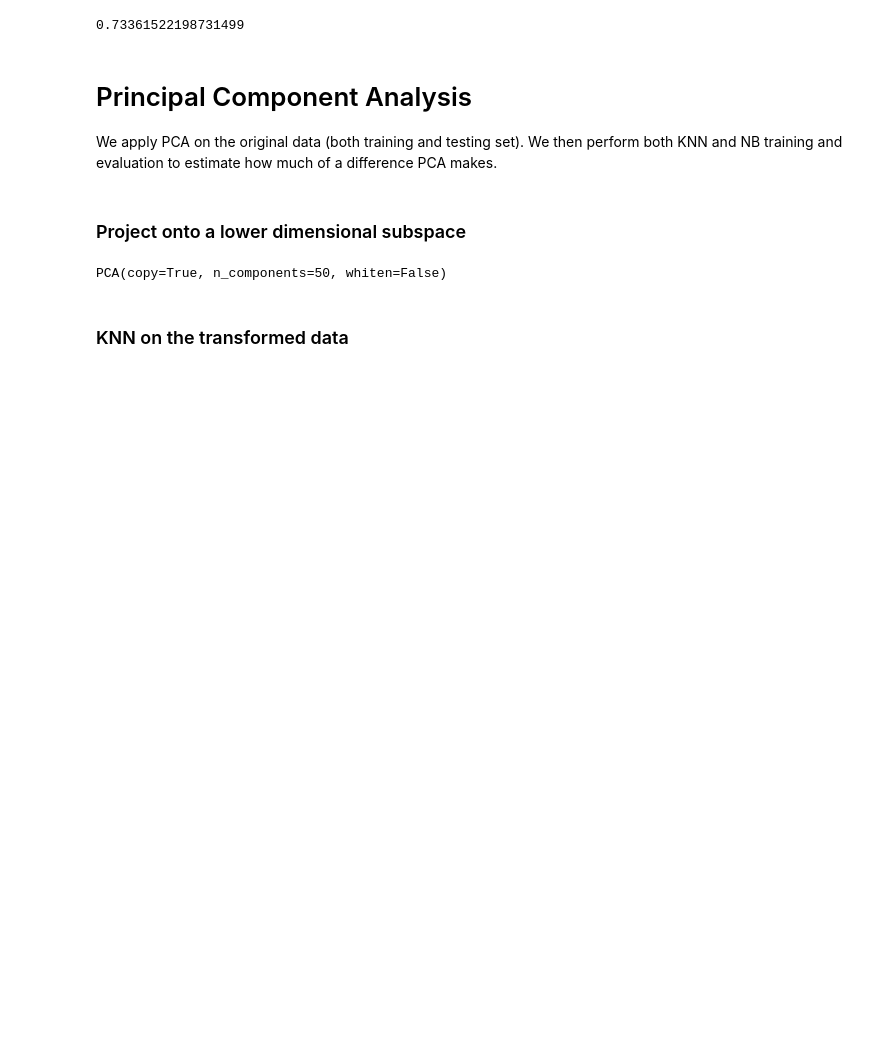
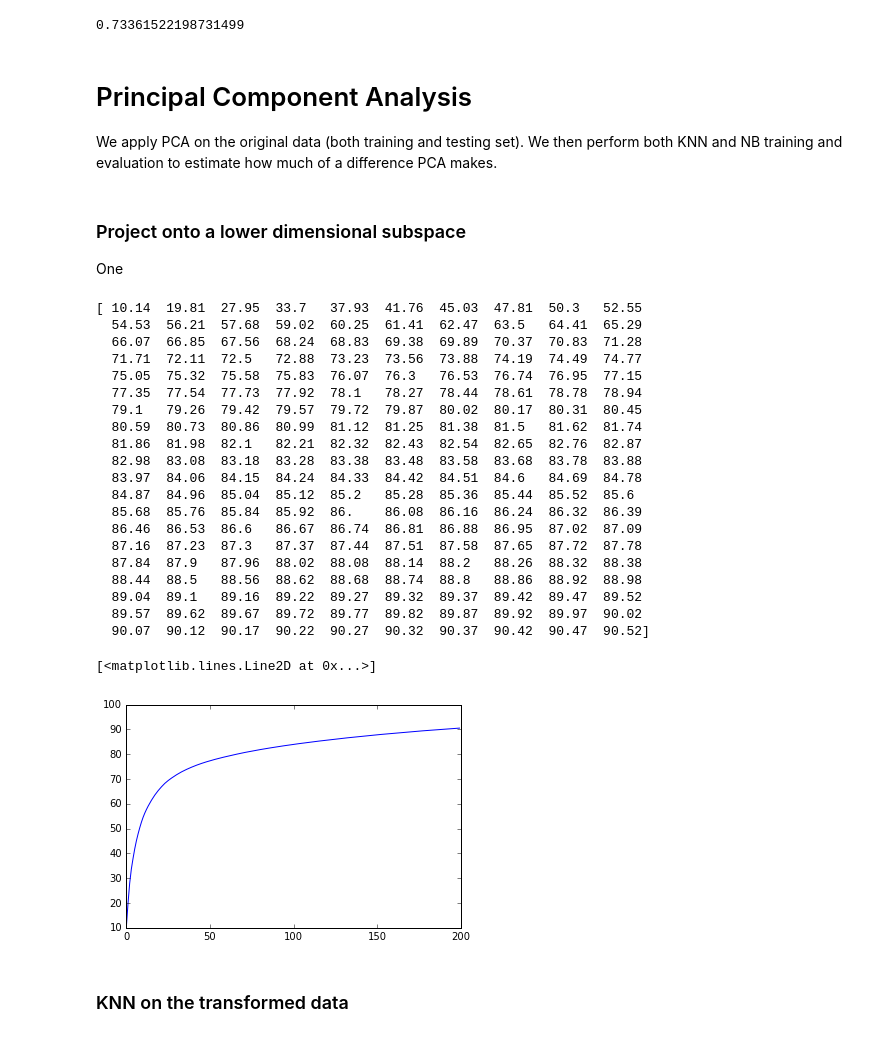
Before and after one commit to rsibi/Machine-Learning, a Jupyter notebook: knn.ipynb, the cells around one changed output. Saved outputs shown, nothing was run; the diff lists cells and outputs as text; code cells hidden in the pictures; blank space fills up the shorter version.

```diff
--- a/knn.ipynb
+++ b/knn.ipynb
@@ -183,12 +183,38 @@ metrics.accuracy_score(y_test, y_pred)
 We apply PCA on the original data (both training and testing set). We then perform both KNN and NB training and evaluation to estimate how much of a difference PCA makes.
 # %% [markdown]
 ### Project onto a lower dimensional subspace
+One
 # %%
 from sklearn.decomposition import PCA
-pca = PCA(n_components=50)
+pca = PCA(n_components=200)
 pca.fit(X_train)
+var= pca.explained_variance_ratio_
+var1=np.cumsum(np.round(pca.explained_variance_ratio_, decimals=4)*100)
+print(var1)
+plt.plot(var1)
 # %% [output]
-PCA(copy=True, n_components=50, whiten=False)
+[ 10.14  19.81  27.95  33.7   37.93  41.76  45.03  47.81  50.3   52.55
+  54.53  56.21  57.68  59.02  60.25  61.41  62.47  63.5   64.41  65.29
+  66.07  66.85  67.56  68.24  68.83  69.38  69.89  70.37  70.83  71.28
+  71.71  72.11  72.5   72.88  73.23  73.56  73.88  74.19  74.49  74.77
+  75.05  75.32  75.58  75.83  76.07  76.3   76.53  76.74  76.95  77.15
+  77.35  77.54  77.73  77.92  78.1   78.27  78.44  78.61  78.78  78.94
+  79.1   79.26  79.42  79.57  79.72  79.87  80.02  80.17  80.31  80.45
+  80.59  80.73  80.86  80.99  81.12  81.25  81.38  81.5   81.62  81.74
+  81.86  81.98  82.1   82.21  82.32  82.43  82.54  82.65  82.76  82.87
+  82.98  83.08  83.18  83.28  83.38  83.48  83.58  83.68  83.78  83.88
+  83.97  84.06  84.15  84.24  84.33  84.42  84.51  84.6   84.69  84.78
+  84.87  84.96  85.04  85.12  85.2   85.28  85.36  85.44  85.52  85.6
+  85.68  85.76  85.84  85.92  86.    86.08  86.16  86.24  86.32  86.39
+  86.46  86.53  86.6   86.67  86.74  86.81  86.88  86.95  87.02  87.09
+  87.16  87.23  87.3   87.37  87.44  87.51  87.58  87.65  87.72  87.78
+  87.84  87.9   87.96  88.02  88.08  88.14  88.2   88.26  88.32  88.38
+  88.44  88.5   88.56  88.62  88.68  88.74  88.8   88.86  88.92  88.98
+  89.04  89.1   89.16  89.22  89.27  89.32  89.37  89.42  89.47  89.52
+  89.57  89.62  89.67  89.72  89.77  89.82  89.87  89.92  89.97  90.02
+  90.07  90.12  90.17  90.22  90.27  90.32  90.37  90.42  90.47  90.52]
+[<matplotlib.lines.Line2D at 0x...>]
+[figure, added]
 # %%
 X_train_pca = pca.transform(X_train)
 X_test_pca = pca.transform(X_test)
```
Also changed, not shown: parts of 5 cells of this notebook.
